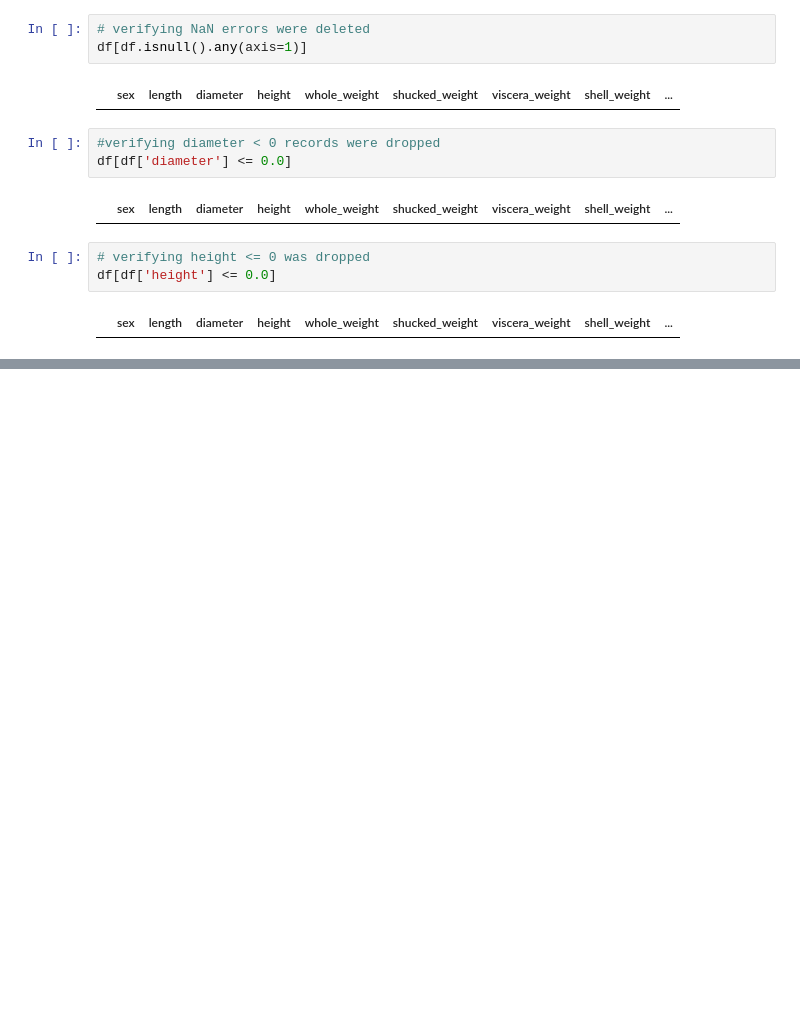
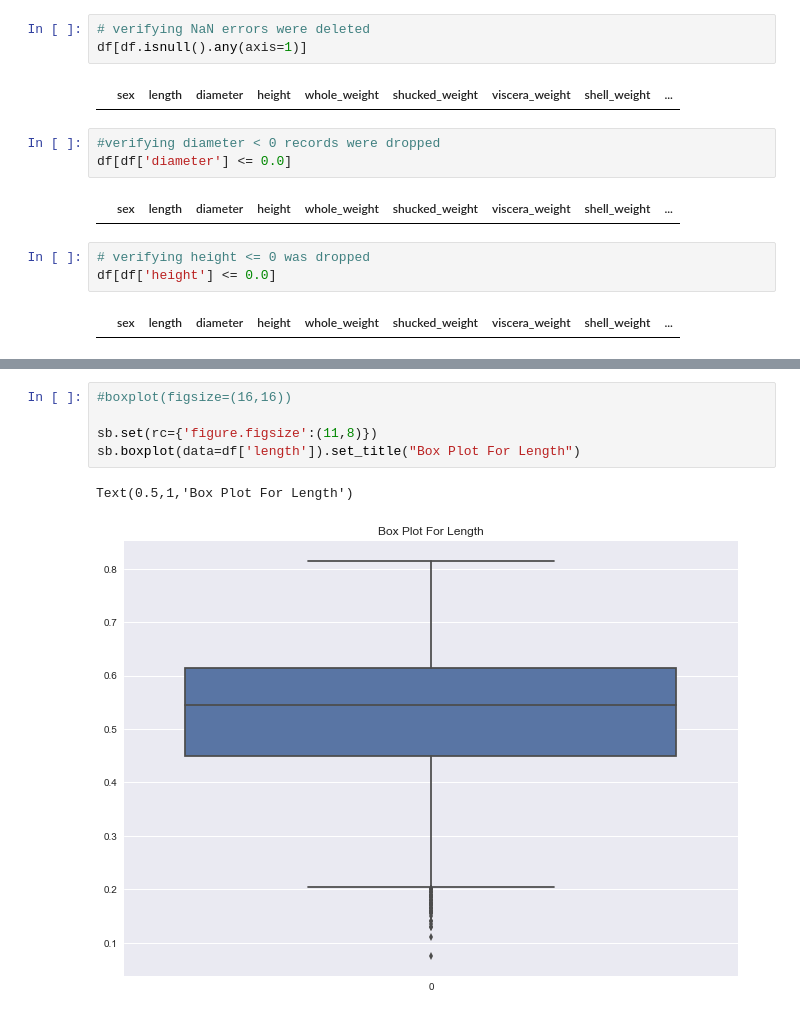
Before and after one commit to viciouspetal/data-analytics-notebook, a Jupyter notebook: Assignment workbook.ipynb, the cells around one changed output, grey strips where cells are left out. Cells and saved outputs as stored; diff of their text form; blank space fills up the shorter version.

```diff
--- a/Assignment workbook.ipynb
+++ b/Assignment workbook.ipynb
@@ -197,0 +203,8 @@ df[df['height'] <= 0.0]
+# %%
+#boxplot(figsize=(16,16))
+
+sb.set(rc={'figure.figsize':(11,8)})
+sb.boxplot(data=df['length']).set_title("Box Plot For Length")
+# %% [output]
+Text(0.5,1,'Box Plot For Length')
+[figure, added]
```
Also changed, not shown: parts of 7 cells of this notebook.
